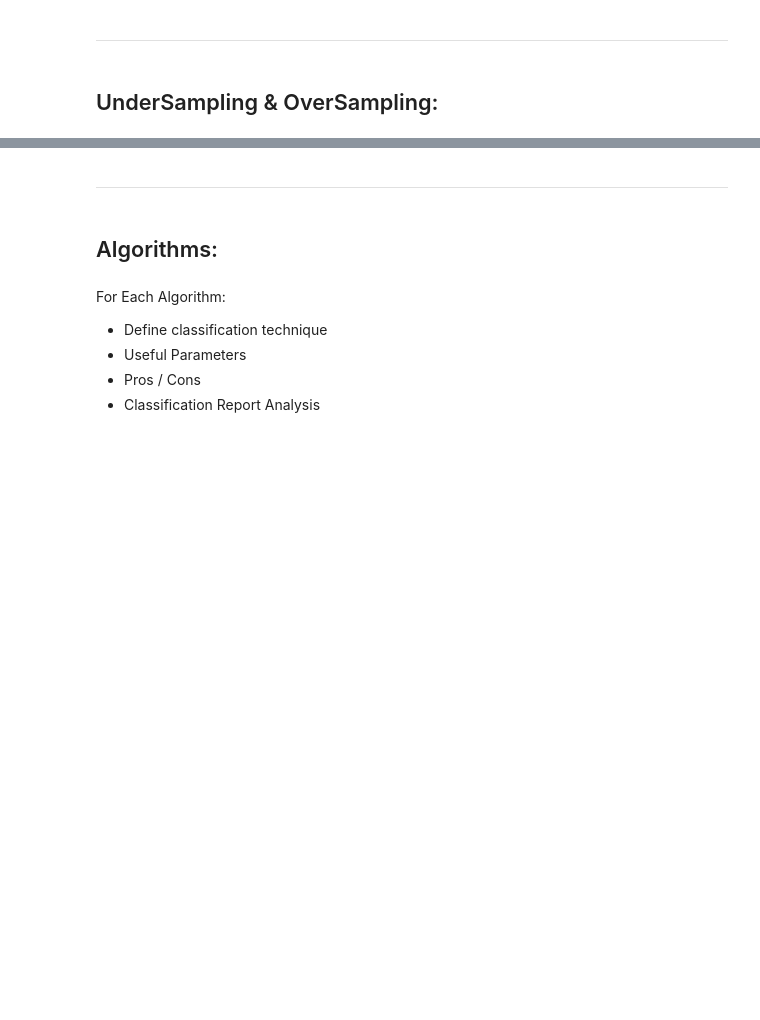
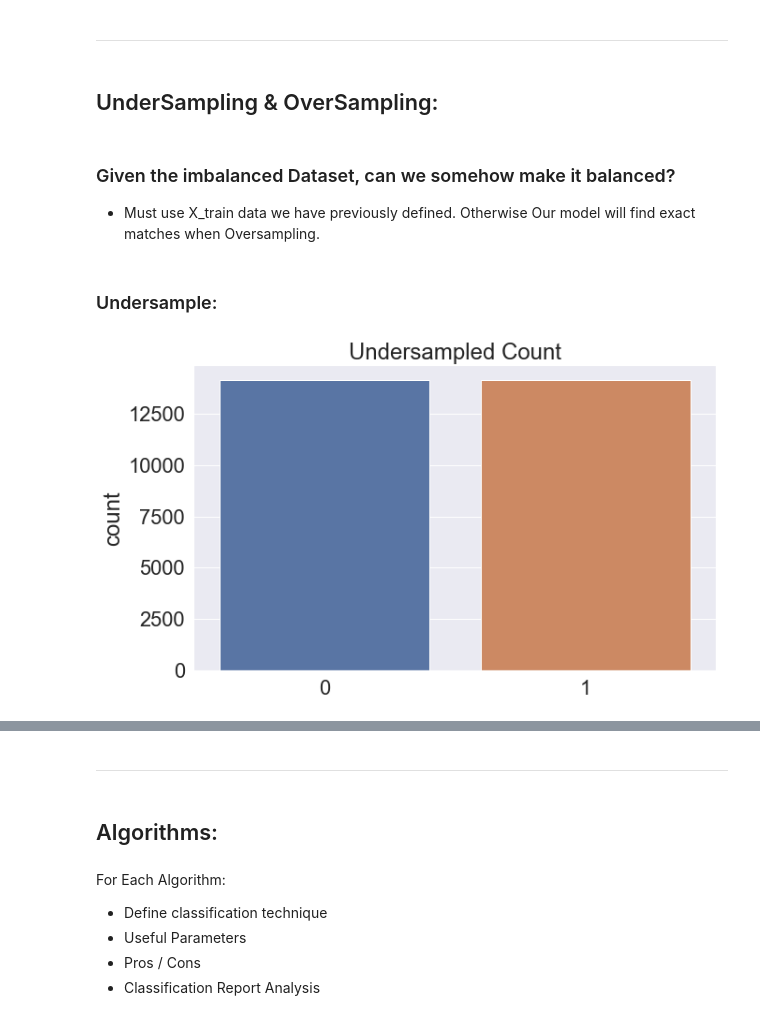
Before and after one commit to Doc1Ft/santander-customer-transaction-prediction, a Jupyter notebook: notebooks/Mike_Notebooks/Final_Notebook_Draft.ipynb, the cells around one changed output, grey strips where cells are left out. Drawn from its saved outputs; the diff is of its cells as text; code cells hidden in the pictures; blank space fills up the shorter version.

```diff
--- a/notebooks/Mike_Notebooks/Final_Notebook_Draft.ipynb
+++ b/notebooks/Mike_Notebooks/Final_Notebook_Draft.ipynb
@@ -650,4 +769,30 @@ plt.legend(); plt.show()
+# %%
+# Must redefine X_train and y_train in order to use these new features.
+X = train_data.drop(columns=["ID_code","target"])
+y = train_data.target
+
+# Split X and y into Train Data and Test Data
+X_train, X_test, y_train, y_test = train_test_split(X, y, test_size=0.3, random_state=40)
+
+print(f"Train shape: {X_train.shape}")
+print(f"Test shape: {X_test.shape}")
 # %% [markdown]
 <hr>
 # %% [markdown]
 ## UnderSampling & OverSampling:
+# %% [markdown]
+### Given the imbalanced Dataset, can we somehow make it balanced?
+- Must use X_train data we have previously defined. Otherwise Our model will find exact matches when Oversampling.
+# %% [markdown]
+### Undersample:
+# %%
+# Use X_train data from earlier to Undersample
+rus = RandomUnderSampler(sampling_strategy="majority") # We only want to decrease the majority class
+X_train_rus, y_train_rus = rus.fit_sample(X_train, y_train)
+# %%
+fig, ax = plt.subplots(figsize=(10,6))
+sns.countplot(x=y_train_rus, ax=ax)
+ax.set_title("Undersampled Count")
+plt.show()
+# %% [output]
+[figure, added]
```
Also changed, not shown: parts of 32 cells of this notebook, 1 other file.
